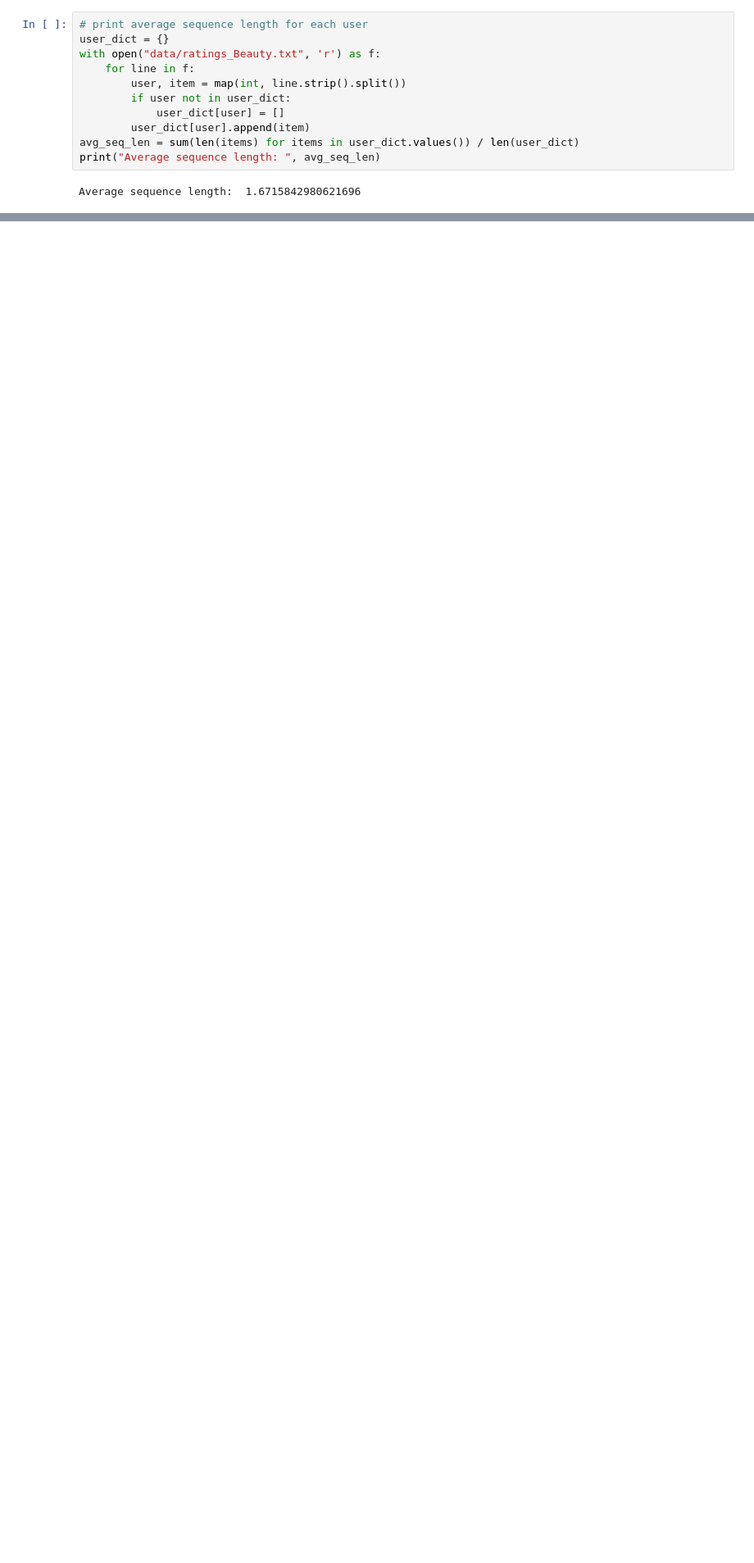
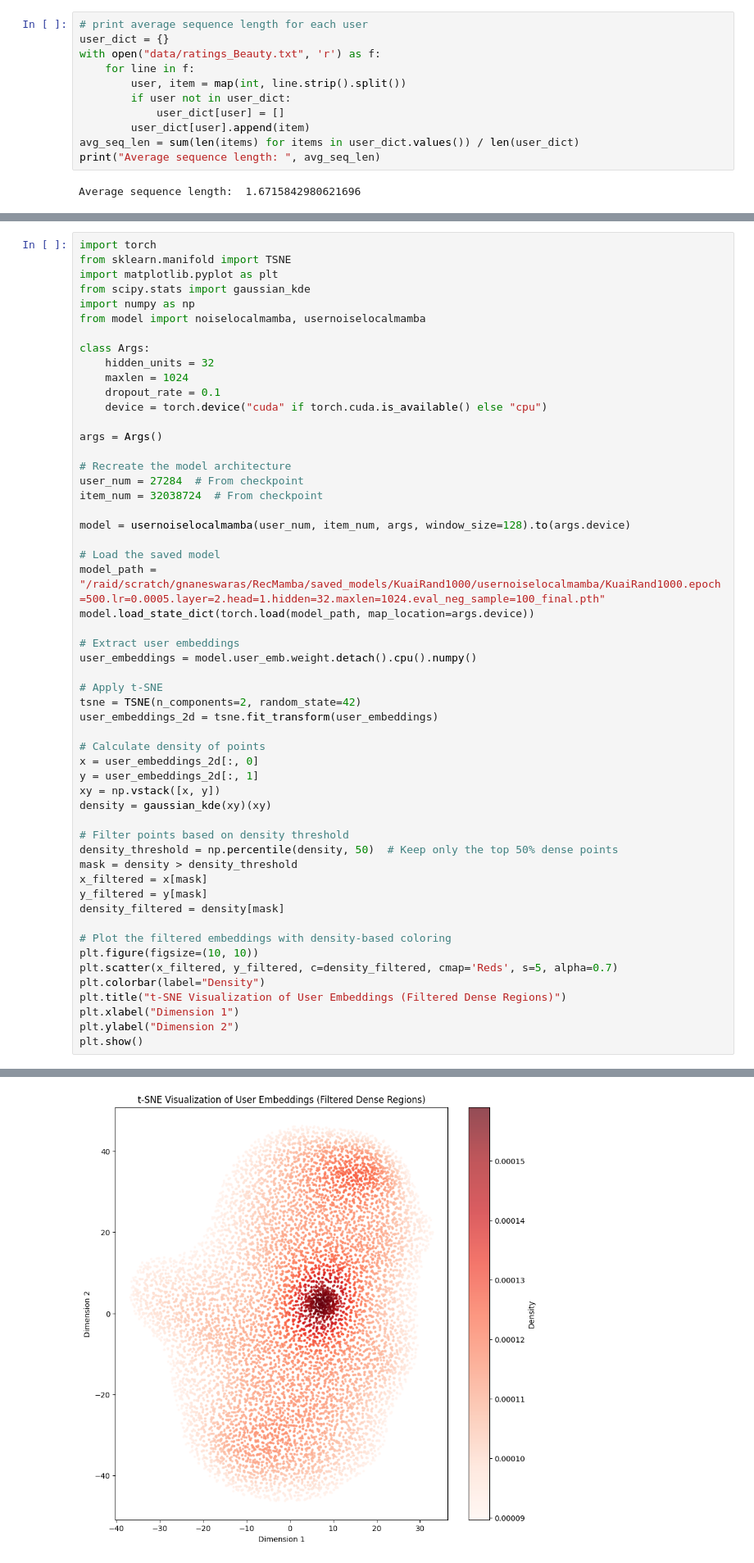
Before and after one commit to alokamgnaneswarasai/MambaRec, a Jupyter notebook: transformer-XL.ipynb, the cells around one changed output, grey strips where cells are left out. Shown at 82% size. Saved outputs shown, nothing was run; the diff lists cells and outputs as text; blank space fills up the shorter version.

```diff
--- a/transformer-XL.ipynb
+++ b/transformer-XL.ipynb
@@ -580,0 +870,55 @@ Average sequence length:  1.6715842980621696
+# %%
+import torch
+from sklearn.manifold import TSNE
+import matplotlib.pyplot as plt
+from scipy.stats import gaussian_kde
+import numpy as np
+from model import noiselocalmamba, usernoiselocalmamba
+
+class Args:
+    hidden_units = 32
+    maxlen = 1024
+    dropout_rate = 0.1
+    device = torch.device("cuda" if torch.cuda.is_available() else "cpu")
+
+args = Args()
+
+# Recreate the model architecture
+user_num = 27284  # From checkpoint
+item_num = 32038724  # From checkpoint
+
+model = usernoiselocalmamba(user_num, item_num, args, window_size=128).to(args.device)
+
+# Load the saved model
+model_path = "/raid/scratch/gnaneswaras/RecMamba/saved_models/KuaiRand1000/usernoiselocalmamba/KuaiRand1000.epoch=500.lr=0.0005.layer=2.head=1.hidden=32.maxlen=1024.eval_neg_sample=100_final.pth"
+model.load_state_dict(torch.load(model_path, map_location=args.device))
+
+# Extract user embeddings
+user_embeddings = model.user_emb.weight.detach().cpu().numpy()
+
+# Apply t-SNE
+tsne = TSNE(n_components=2, random_state=42)
+user_embeddings_2d = tsne.fit_transform(user_embeddings)
+
+# Calculate density of points
+x = user_embeddings_2d[:, 0]
+y = user_embeddings_2d[:, 1]
+xy = np.vstack([x, y])
+density = gaussian_kde(xy)(xy)
+
+# Filter points based on density threshold
+density_threshold = np.percentile(density, 50)  # Keep only the top 50% dense points
+mask = density > density_threshold
+x_filtered = x[mask]
+y_filtered = y[mask]
+density_filtered = density[mask]
+
+# Plot the filtered embeddings with density-based coloring
+plt.figure(figsize=(10, 10))
+plt.scatter(x_filtered, y_filtered, c=density_filtered, cmap='Reds', s=5, alpha=0.7)
+plt.colorbar(label="Density")
+plt.title("t-SNE Visualization of User Embeddings (Filtered Dense Regions)")
+plt.xlabel("Dimension 1")
+plt.ylabel("Dimension 2")
+plt.show()
+# %% [output]
@@ -580,0 +927 @@ Average sequence length:  1.6715842980621696
+[figure, added]
```
Also changed, not shown: parts of 11 cells of this notebook, 3 other files.
